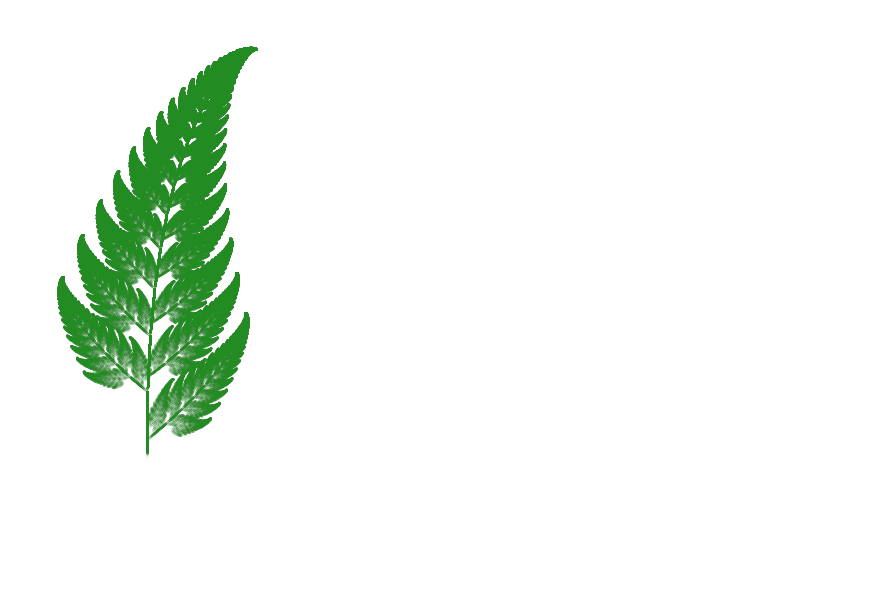
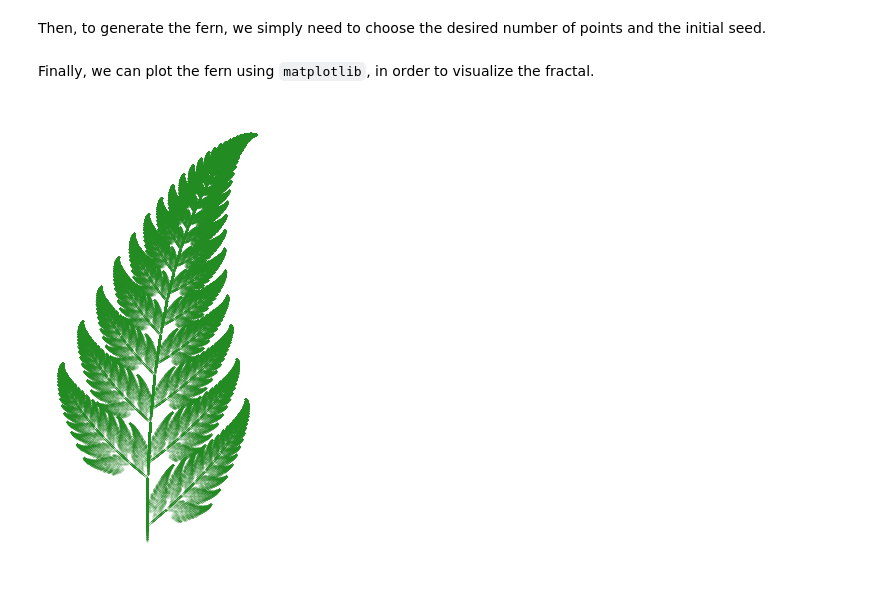
Before and after one commit to augustfe/jax-intro, a Jupyter notebook: jax_intro/notebooks/02_random_numbers.ipynb, the cells around one changed output. Saved outputs shown, nothing was run; the diff lists cells and outputs as text; code cells hidden in the pictures; blank space fills up the shorter version.

```diff
--- a/jax_intro/notebooks/02_random_numbers.ipynb
+++ b/jax_intro/notebooks/02_random_numbers.ipynb
@@ -4,0 +33,8 @@ In this notebook, we will see how to generate random numbers in JAX. We will see
+# %%
+key, subkey = random.split(key)
+x = random.normal(subkey, (5,))
+
+key, subkey = random.split(key)
+new_x = random.normal(subkey, (5,))
+
+x, new_x
@@ -4,0 +54,3 @@ In this notebook, we will see how to generate random numbers in JAX. We will see
+# %%
+key, subkey_1, subkey_2 = random.split(key, 3)
+key, *forty_two_subkeys = random.split(key, 43)
@@ -4,0 +59,8 @@ In this notebook, we will see how to generate random numbers in JAX. We will see
+# %%
+weights = []
+sizes = [2, 3, 3, 3, 1]
+for i, (in_size, out_size) in enumerate(zip(sizes[:-1], sizes[1:])):
+    key = random.fold_in(key, i)
+    weights.append(random.normal(key, (out_size, in_size)))
+
+weights
@@ -85,25 +182,23 @@ def barnsley_fern(
+# %% [markdown]
+Then, to generate the fern, we simply need to choose the desired number of points and the initial seed.
 # %%
-rng = random.PRNGKey(2000)
+key = random.key(2002)
 n_points = 1000000
 
-points = barnsley_fern(rng, n_points)
+points = barnsley_fern(key, n_points)
+# %% [markdown]
+Finally, we can plot the fern using `matplotlib`, in order to visualize the fractal.
 # %%
 import matplotlib.pyplot as plt
 
-# plt.ion()
 
-
-def plot(points: Array) -> None:
-    plt.scatter(
-        points[:, 0], points[:, 1], marker=".", s=0.01, alpha=0.5, color="forestgreen"
-    )
-    plt.axis("scaled")
-    plt.axis("off")
-    plt.tight_layout()
-    plt.savefig("../figures/barnsley_fern.png", dpi=500, transparent=True)
-    plt.show()
-
-
-plot(points)
+plt.scatter(
+    points[:, 0], points[:, 1], marker=".", s=0.01, alpha=0.4, color="forestgreen"
+)
+plt.axis("scaled")
+plt.axis("off")
+plt.tight_layout()
+# plt.savefig("../figures/barnsley_fern.png", dpi=300, transparent=True)
+plt.show()
 # %% [output]
-[figure, old version]
+[figure, new version]
```
Also changed, not shown: parts of 18 cells of this notebook, 6 other files.
